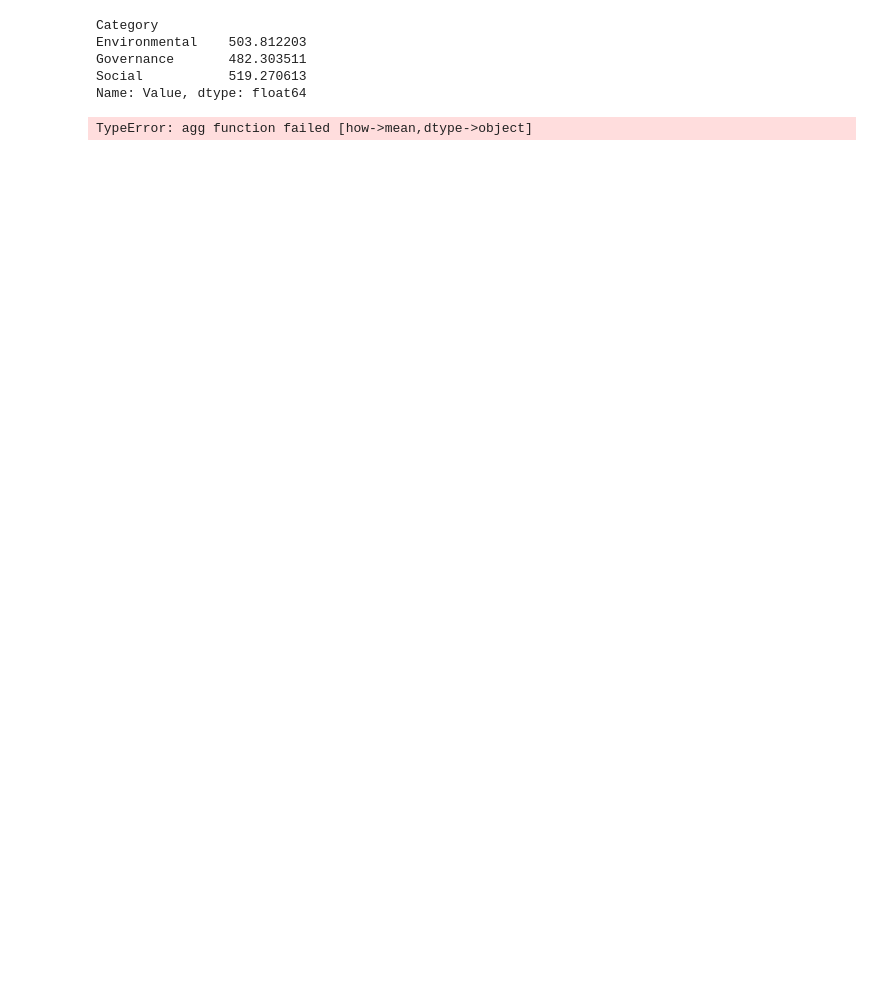
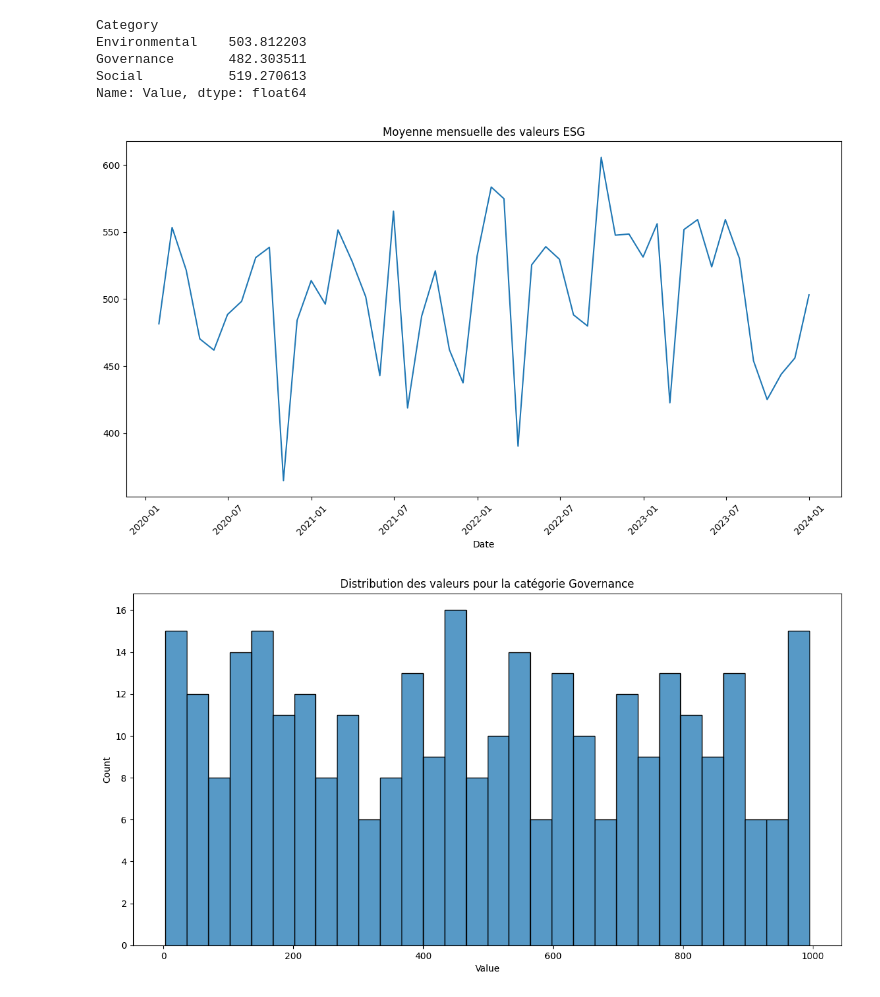
Before and after one commit to omaruus99/ESG_Analysis, a Jupyter notebook: notebooks/03_analysis.ipynb, the cells around one changed output. Saved outputs shown, nothing was run; the diff lists cells and outputs as text; code cells hidden in the pictures; blank space fills up the shorter version.

Commit message:
fix error

```diff
--- a/notebooks/03_analysis.ipynb
+++ b/notebooks/03_analysis.ipynb
@@ -14,33 +14,34 @@ df['Value'] = pd.to_numeric(df['Value'], errors='coerce')
 df = df.dropna(subset=['Value'])
 
 # Analyse des tendances
 df['Date'] = pd.to_datetime(df['Date'])
 df.set_index('Date', inplace=True)
 
 # Moyenne des valeurs ESG par catégorie
 mean_values = df.groupby('Category')['Value'].mean()
 print(mean_values)
 
 # Analyse de la saisonnalité (exemple : variation mensuelle)
-monthly_mean = df.resample('M').mean()
+monthly_mean = df['Value'].resample('ME').mean()  # Utilisation de 'ME' pour la fin du mois
 
 plt.figure(figsize=(14, 7))
-sns.lineplot(data=monthly_mean, x=monthly_mean.index, y='Value')
+sns.lineplot(x=monthly_mean.index, y=monthly_mean.values)
 plt.title('Moyenne mensuelle des valeurs ESG')
 plt.xticks(rotation=45)
 plt.show()
 
 # Analyse par catégorie
 for category in df['Category'].unique():
     category_df = df[df['Category'] == category]
     plt.figure(figsize=(14, 7))
     sns.histplot(data=category_df, x='Value', bins=30)
     plt.title(f'Distribution des valeurs pour la catégorie {category}')
     plt.show()
 # %% [output]
 Category
 Environmental    503.812203
 Governance       482.303511
 Social           519.270613
 Name: Value, dtype: float64
-TypeError: agg function failed [how->mean,dtype->object]
+[figure, added]
+[figure, added]
```
Also changed, not shown: parts of 1 cell of this notebook, 5 other files.
